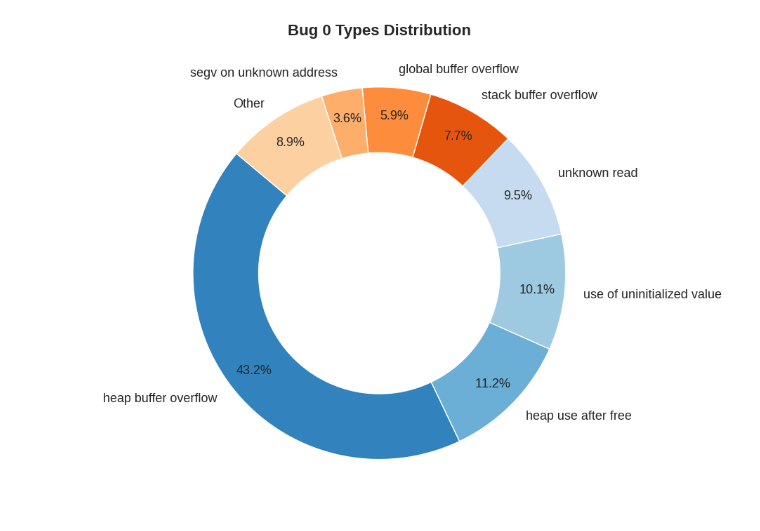
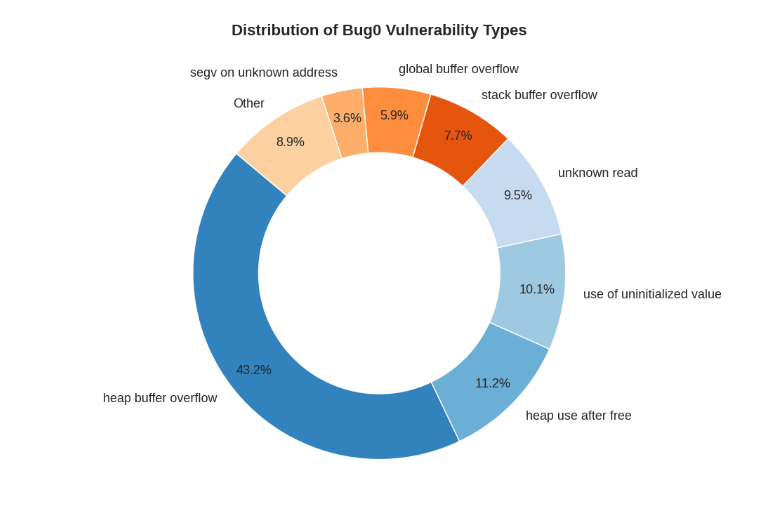
Before and after one commit to Francesca0901/regression_in_ossfuzz, a Jupyter notebook: regression_analyse.ipynb, the cells around one changed output. Saved outputs shown, nothing was run; the diff lists cells and outputs as text; code cells hidden in the pictures.

```diff
--- a/regression_analyse.ipynb
+++ b/regression_analyse.ipynb
@@ -303,32 +594,33 @@ def calculate_portion():
     threshold = 0.03  # Group bugs < 3%
     total = bug0_counts.sum()
     bug0_counts_filtered = bug0_counts[bug0_counts / total >= threshold]
     other = bug0_counts[bug0_counts / total < threshold].sum()
     if other > 0:
         bug0_counts_filtered['Other'] = other
 
     colors = plt.cm.get_cmap('tab20c')(range(len(bug0_counts_filtered)))
 
     fig, ax = plt.subplots(figsize=(9, 9))
     wedges, texts, autotexts = ax.pie(
         bug0_counts_filtered,
         labels=bug0_counts_filtered.index,
         autopct='%1.1f%%',
         startangle=140,
         colors=colors,
         wedgeprops={'edgecolor': 'white'},
         textprops={'fontsize': 13},
         pctdistance=0.85
     )
 
     # Draw white circle in the middle to make a donut chart
     centre_circle = plt.Circle((0, 0), 0.65, fc='white')
     fig.gca().add_artist(centre_circle)
 
-    ax.set_title('Bug 0 Types Distribution', fontsize=16, weight='bold')
+    ax.set_title('Distribution of Bug0 Vulnerability Types', fontsize=16, weight='bold')
     plt.tight_layout()
+    plt.savefig('bug0_types_distribution.pdf', dpi=300, bbox_inches='tight', format='pdf')
     plt.show()
 
 calculate_portion()
 # %% [output]
-[figure, old version]
+[figure, new version]
```
Also changed, not shown: parts of 4 cells of this notebook, 8 other files.
